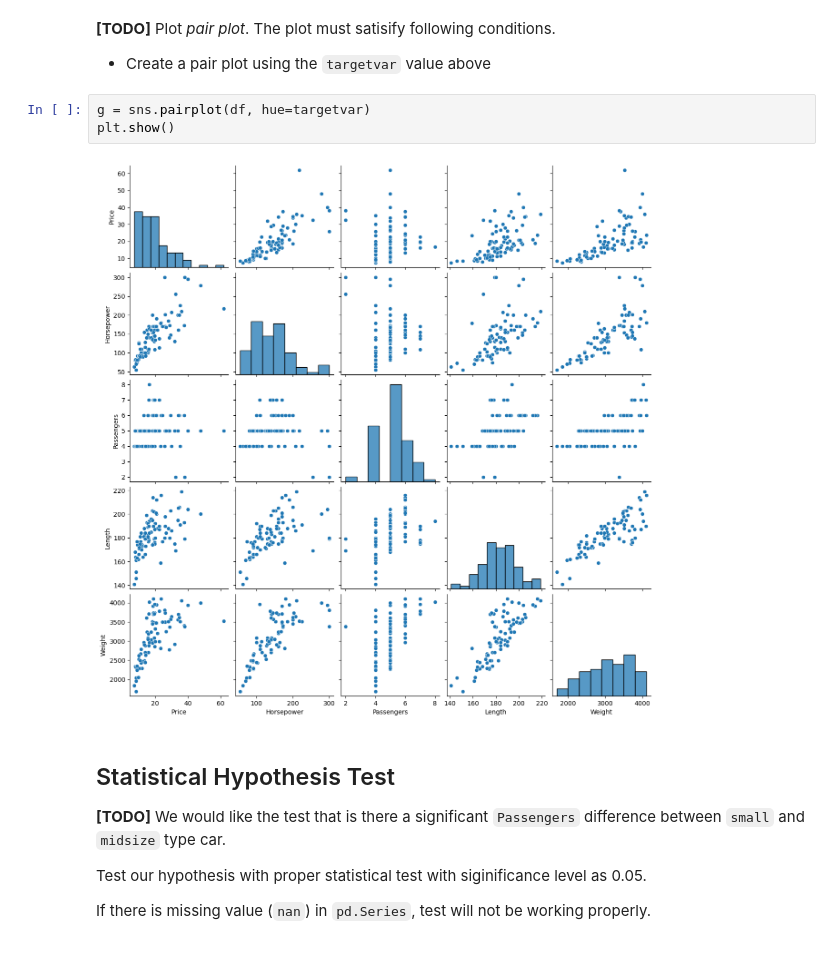
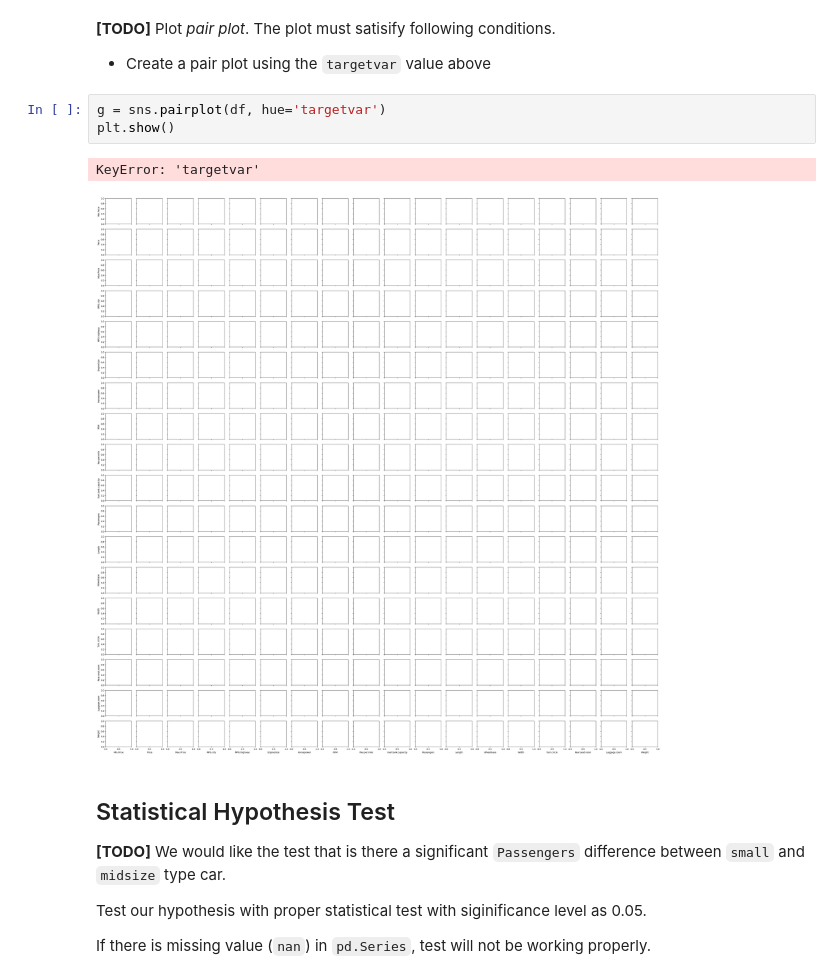
Before and after one commit to Mean-Key/AI-25-2, a Jupyter notebook: [AI_Assignment1]_Data_Analysis.ipynb, the cells around one changed output. Saved outputs shown, nothing was run; the diff lists cells and outputs as text.

```diff
--- a/[AI_Assignment1]_Data_Analysis.ipynb
+++ b/[AI_Assignment1]_Data_Analysis.ipynb
@@ -153,10 +153,11 @@ selectedDataFrame.corr(method='pearson')
 
 - Create a pair plot using the `targetvar` value above
 # %%
-g = sns.pairplot(df, hue=targetvar)
+g = sns.pairplot(df, hue='targetvar')
 plt.show()
 # %% [output]
+KeyError: 'targetvar'
-[figure, old version]
+[figure, new version]
 # %% [markdown]
 ## Statistical Hypothesis Test
 **[TODO]** We would like the test that is there a significant `Passengers`  difference between `small` and `midsize` type car.
```
Also changed, not shown: parts of 6 cells of this notebook.
